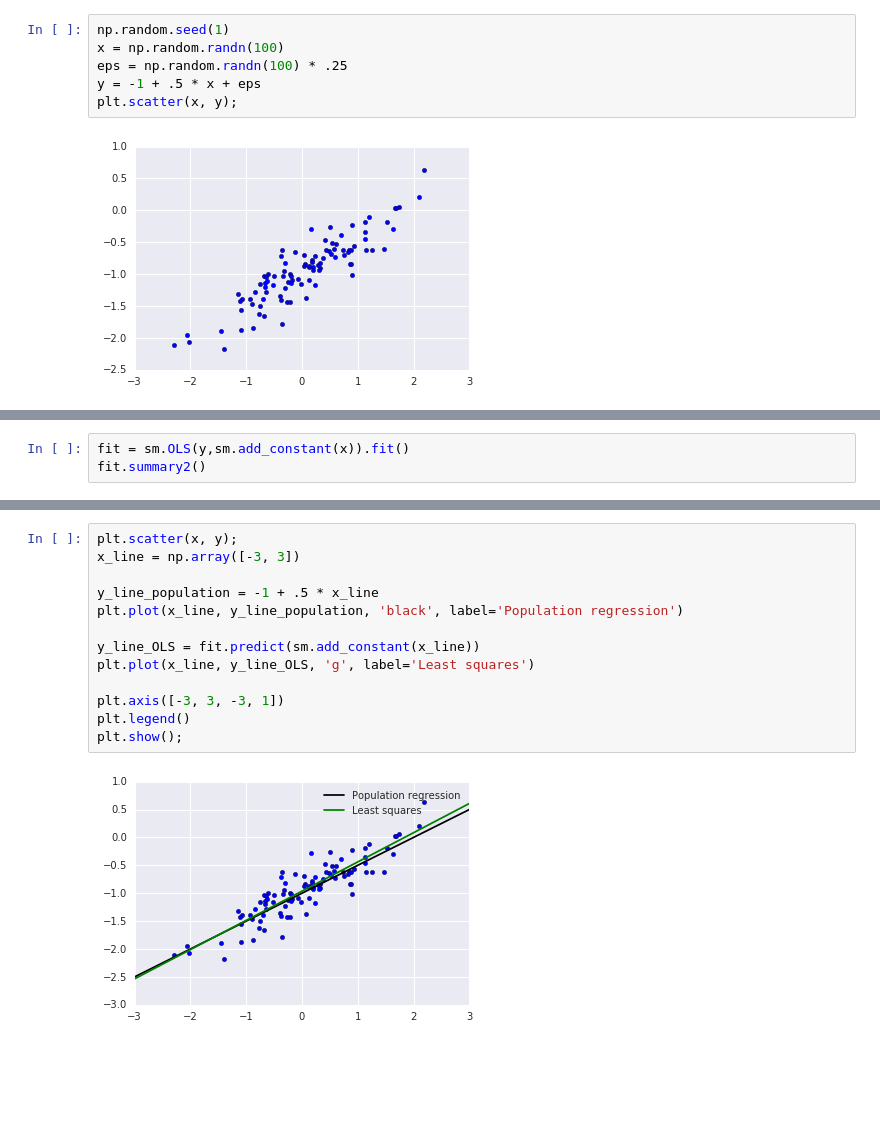
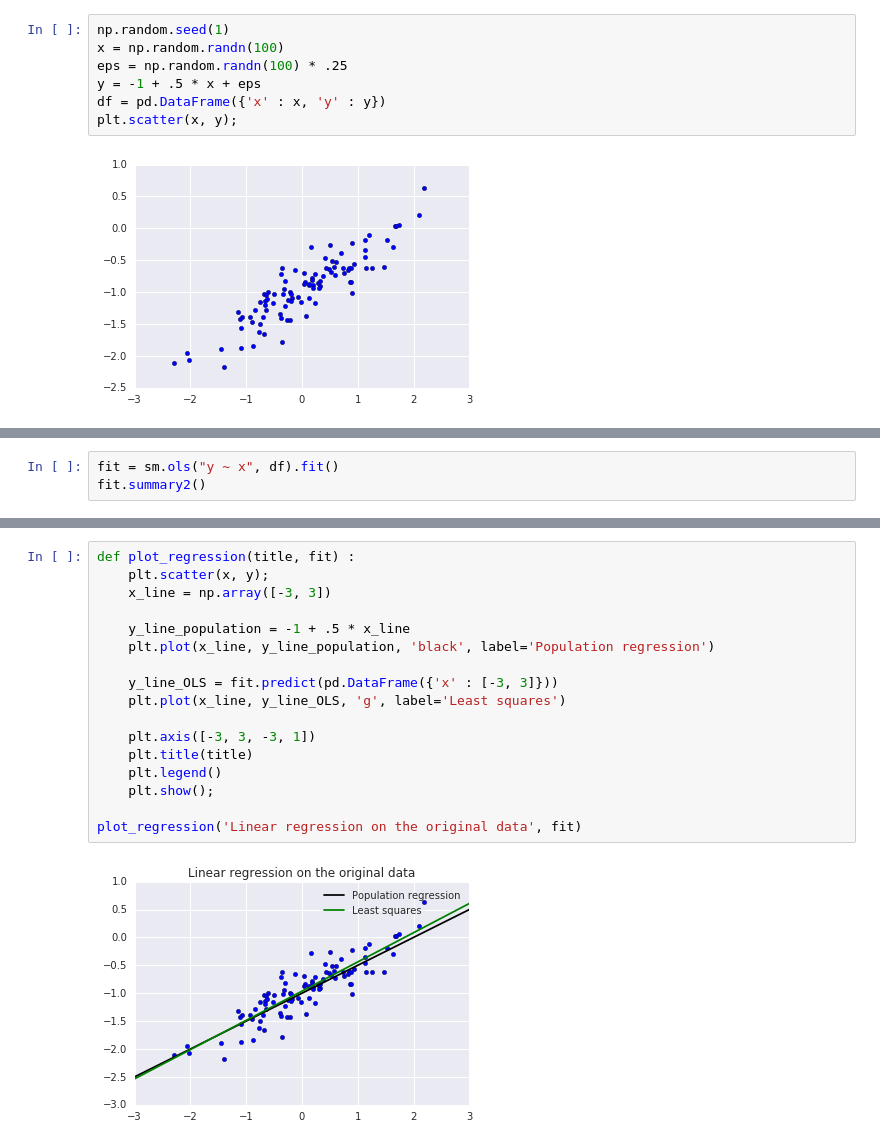
Before and after one commit to srillaert/ISLR-python, a Jupyter notebook: Ch3 Linear Regression/Ex13 Simple linear regression models on simulated data with different levels of noise.ipynb, the cells around one changed output, grey strips where cells are left out. Saved outputs shown, nothing was run; the diff lists cells and outputs as text; blank space fills up the shorter version.

```diff
--- a/Ch3 Linear Regression/Ex13 Simple linear regression models on simulated data with different levels of noise.ipynb
+++ b/Ch3 Linear Regression/Ex13 Simple linear regression models on simulated data with different levels of noise.ipynb
@@ -12,6 +14,7 @@ np.random.seed(1)
 x = np.random.randn(100)
 eps = np.random.randn(100) * .25
 y = -1 + .5 * x + eps
+df = pd.DataFrame({'x' : x, 'y' : y})
 plt.scatter(x, y);
 # %% [output]
 [figure]
@@ -18,5 +23,5 @@ plt.scatter(x, y);
 # %%
-fit = sm.OLS(y,sm.add_constant(x)).fit()
+fit = sm.ols("y ~ x", df).fit()
 fit.summary2()
 # %% [output]
 | Model: | OLS | Adj. R-squared: | 0.798 |
@@ -34,17 +39,21 @@ fit.summary2()
 | Skew: | -0.172 | Prob(JB): | 0.755 |
 | Kurtosis: | 3.127 | Condition No.: | 1 |
 # %%
-plt.scatter(x, y);
-x_line = np.array([-3, 3])
+def plot_regression(title, fit) :
+    plt.scatter(x, y);
+    x_line = np.array([-3, 3])
 
-y_line_population = -1 + .5 * x_line
-plt.plot(x_line, y_line_population, 'black', label='Population regression')
+    y_line_population = -1 + .5 * x_line
+    plt.plot(x_line, y_line_population, 'black', label='Population regression')
 
-y_line_OLS = fit.predict(sm.add_constant(x_line))
-plt.plot(x_line, y_line_OLS, 'g', label='Least squares')
+    y_line_OLS = fit.predict(pd.DataFrame({'x' : [-3, 3]}))
+    plt.plot(x_line, y_line_OLS, 'g', label='Least squares')
 
-plt.axis([-3, 3, -3, 1])
-plt.legend()
-plt.show();
+    plt.axis([-3, 3, -3, 1])
+    plt.title(title)
+    plt.legend()
+    plt.show();
+
+plot_regression('Linear regression on the original data', fit)
 # %% [output]
-[figure, old version]
+[figure, new version]
```
Also changed, not shown: parts of 8 cells of this notebook.
